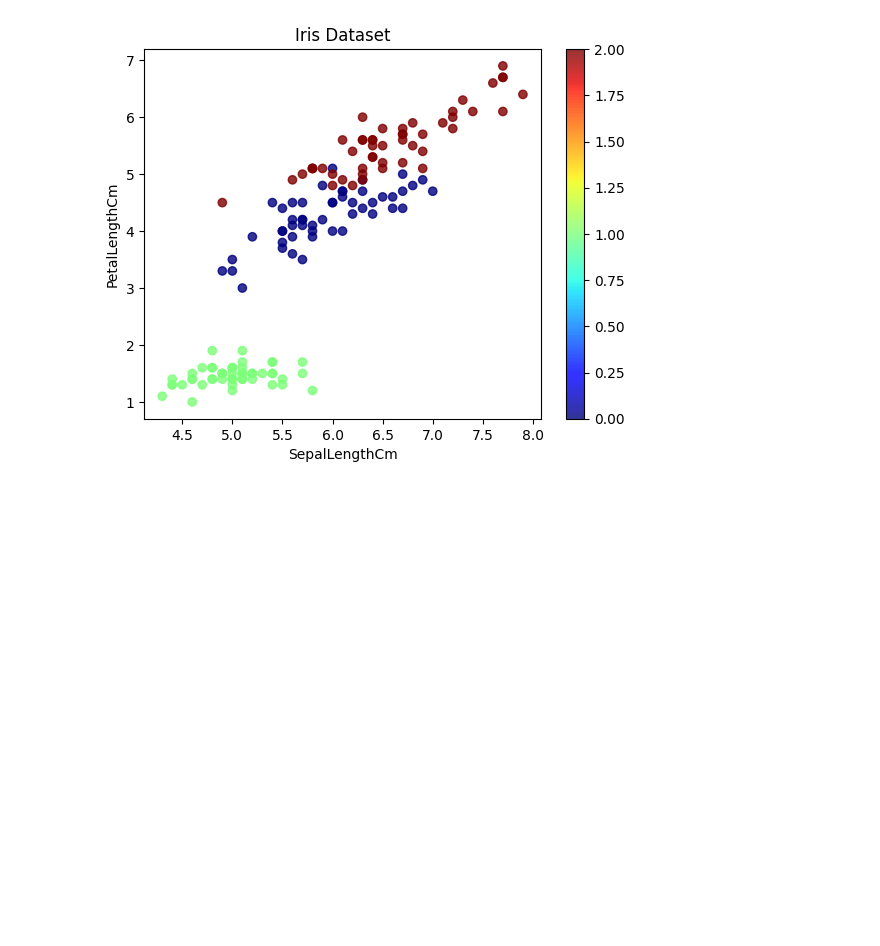
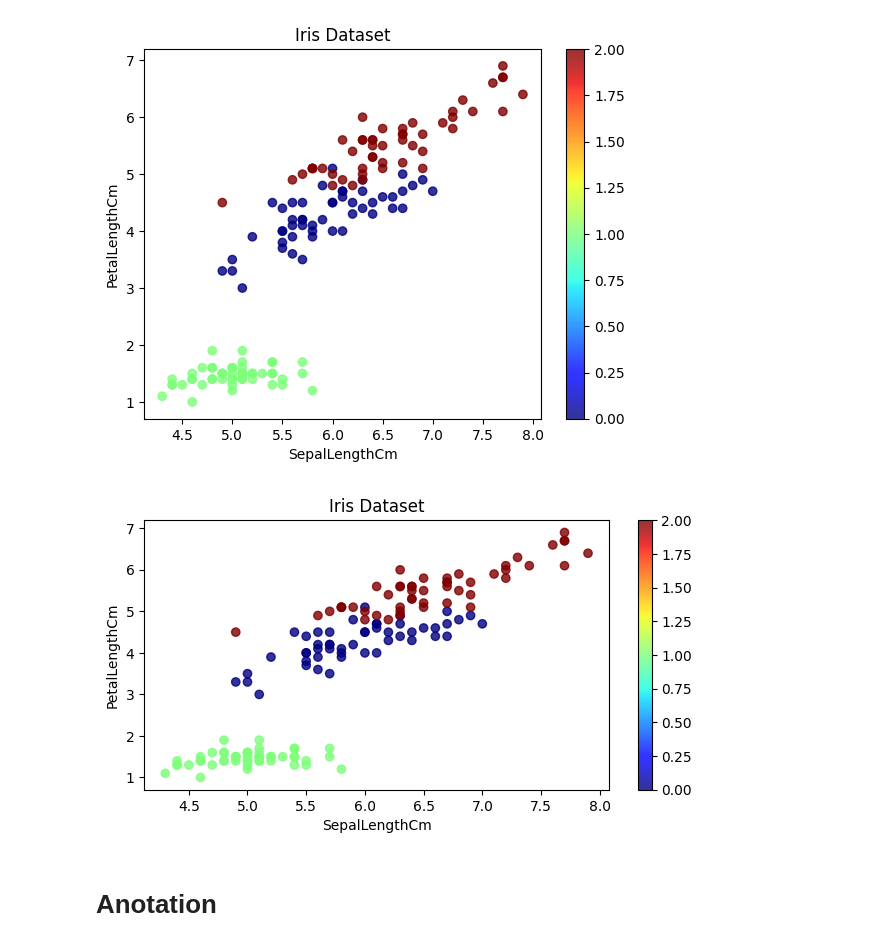
Before and after one commit to santoshbohra123/matplotlib, a Jupyter notebook: Untitled0.ipynb, the cells around one changed output. Drawn from its saved outputs; the diff is of its cells as text; code cells hidden in the pictures; blank space fills up the shorter version.

Commit message:
annotation in scatter plot and figure size control.

```diff
--- a/Untitled0.ipynb
+++ b/Untitled0.ipynb
@@ -38,3 +37,18 @@ plt.colorbar()  # it tells about which color represent which value  red = 2, gre
 plt.show()
 # %% [output]
 [figure]
+# %%
+plt.figure(figsize=(7.5,3.5))
+
+plt.scatter(iris["SepalLengthCm"],iris["PetalLengthCm"],c=iris['Species'],cmap='jet',alpha = 0.8) # c is here hidden parameter->it provide color to diff classes.
+# cmap is color map provide cmaps(color maps).
+
+plt.title("Iris Dataset")
+plt.xlabel("SepalLengthCm")
+plt.ylabel("PetalLengthCm")
+plt.colorbar()  # it tells about which color represent which value  red = 2, green = 0 , blue = 1. now we can easily watch their replaceble names.
+plt.show()
+# %% [output]
+[figure, added]
+# %% [markdown]
+# Anotation
```
Also changed, not shown: parts of 8 cells of this notebook.
